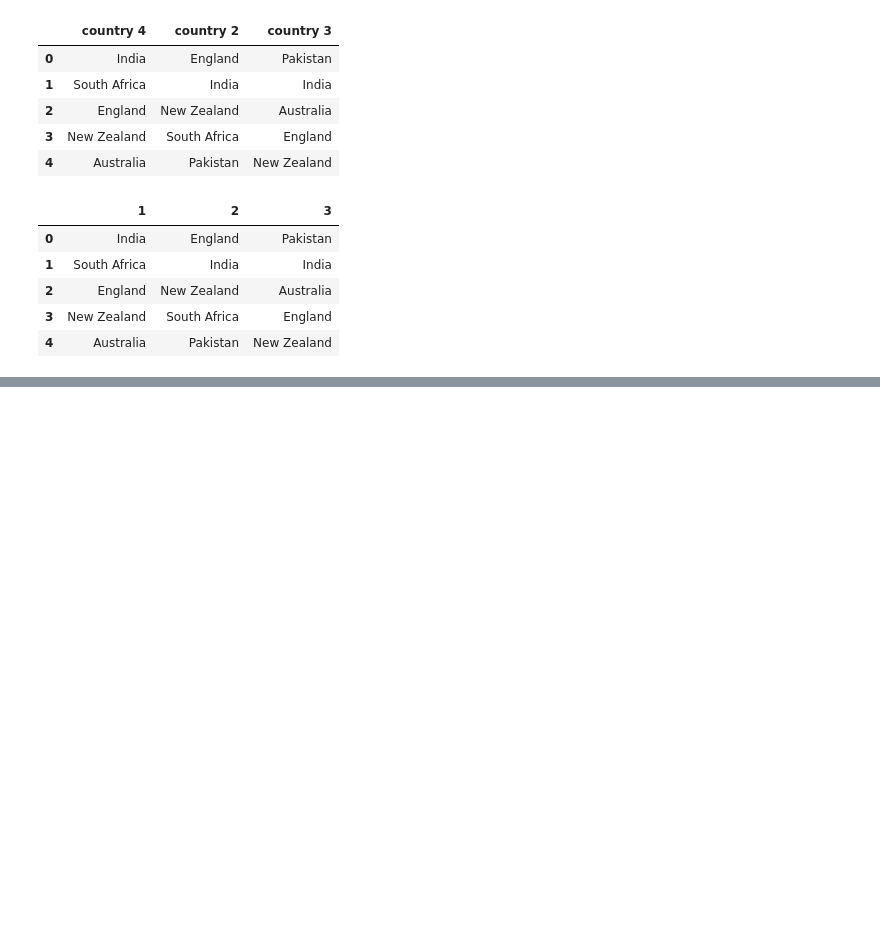
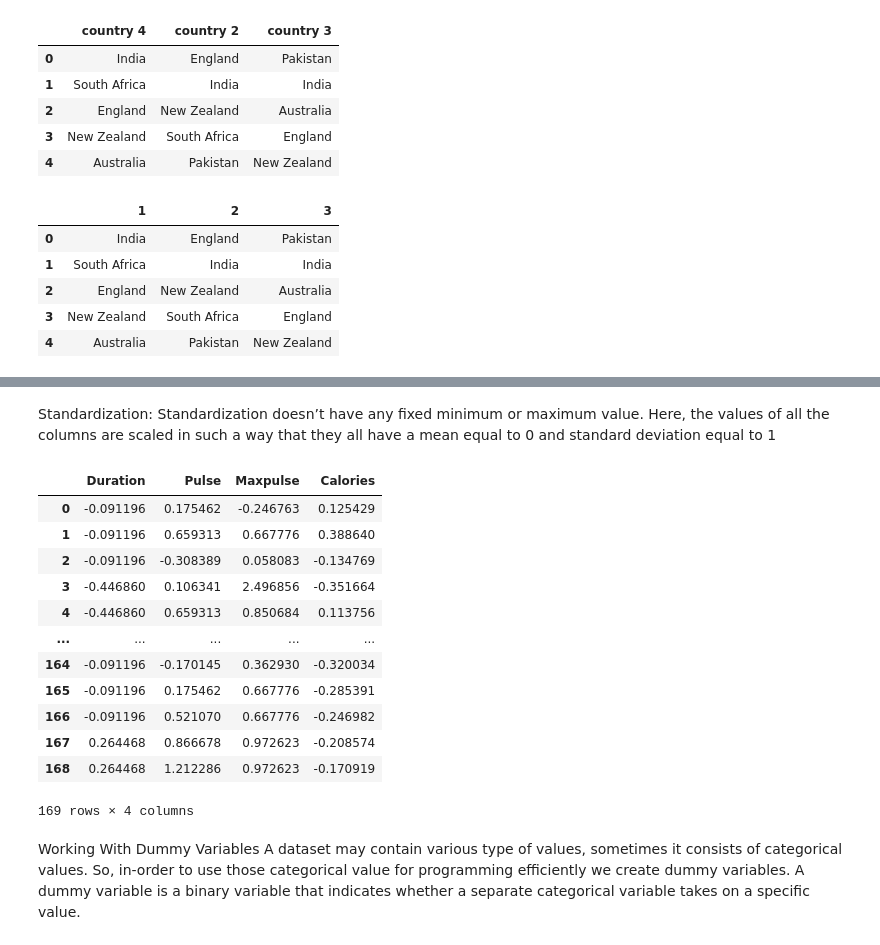
Before and after one commit to Precious-josiah-codes/Numpy-pandas-matplotlib-course-files, a Jupyter notebook: pandas.ipynb, the cells around one changed output, grey strips where cells are left out. Drawn from its saved outputs; the diff is of its cells as text; code cells hidden in the pictures; blank space fills up the shorter version.

```diff
--- a/pandas.ipynb
+++ b/pandas.ipynb
@@ -522,0 +623,33 @@ df
+# %% [markdown]
+Standardization:
+Standardization doesn’t have any fixed minimum or maximum value. Here, the values of all the columns are scaled in such a way that they all have a mean equal to 0 and standard deviation equal to 1
+# %%
+# Method 2: using Standard scaler from sklearn
+from sklearn.preprocessing import StandardScaler
+df = pd.read_csv('data.csv')
+scaler = StandardScaler()
+
+df_scales = scaler.fit_transform(df.to_numpy())
+df_scales
+df_scaled = pd.DataFrame(
+    df_scales, columns=['Duration', 'Pulse', 'Maxpulse', 'Calories'])
+
+# print('Scaled dataset uisng Minmaxscaler')
+df_scaled
+# %% [output]
+|  | Duration | Pulse | Maxpulse | Calories |
+| 0 | -0.091196 | 0.175462 | -0.246763 | 0.125429 |
+| 1 | -0.091196 | 0.659313 | 0.667776 | 0.388640 |
+| 2 | -0.091196 | -0.308389 | 0.058083 | -0.134769 |
+| 3 | -0.446860 | 0.106341 | 2.496856 | -0.351664 |
+| 4 | -0.446860 | 0.659313 | 0.850684 | 0.113756 |
+| ... | ... | ... | ... | ... |
+| 164 | -0.091196 | -0.170145 | 0.362930 | -0.320034 |
+| 165 | -0.091196 | 0.175462 | 0.667776 | -0.285391 |
+| 166 | -0.091196 | 0.521070 | 0.667776 | -0.246982 |
+| 167 | 0.264468 | 0.866678 | 0.972623 | -0.208574 |
+| 168 | 0.264468 | 1.212286 | 0.972623 | -0.170919 |
+169 rows × 4 columns
+# %% [markdown]
+Working With Dummy Variables
+A dataset may contain various type of values, sometimes it consists of categorical values. So, in-order to use those categorical value for programming efficiently we create dummy variables. A dummy variable is a binary variable that indicates whether a separate categorical variable takes on a specific value.
```
Also changed, not shown: parts of 18 cells of this notebook.
